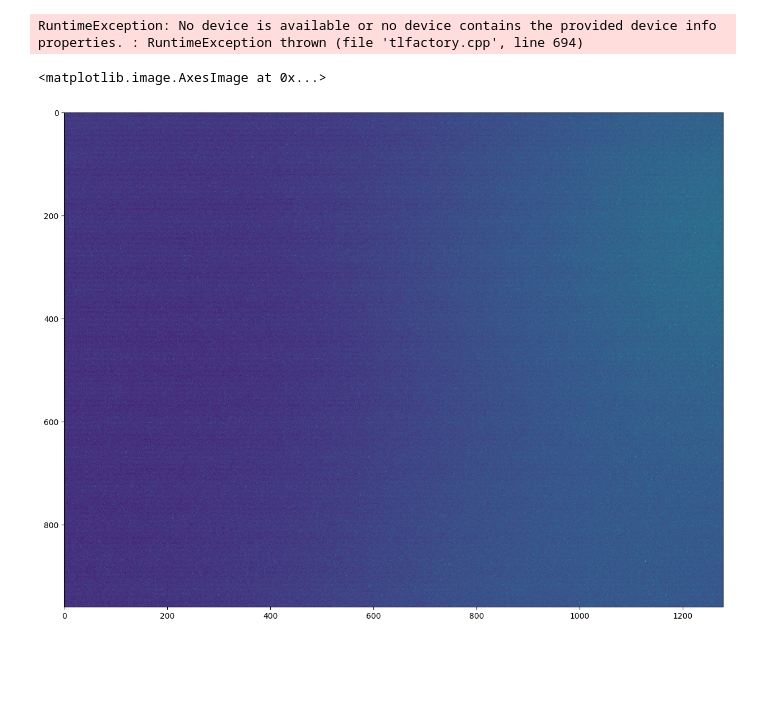
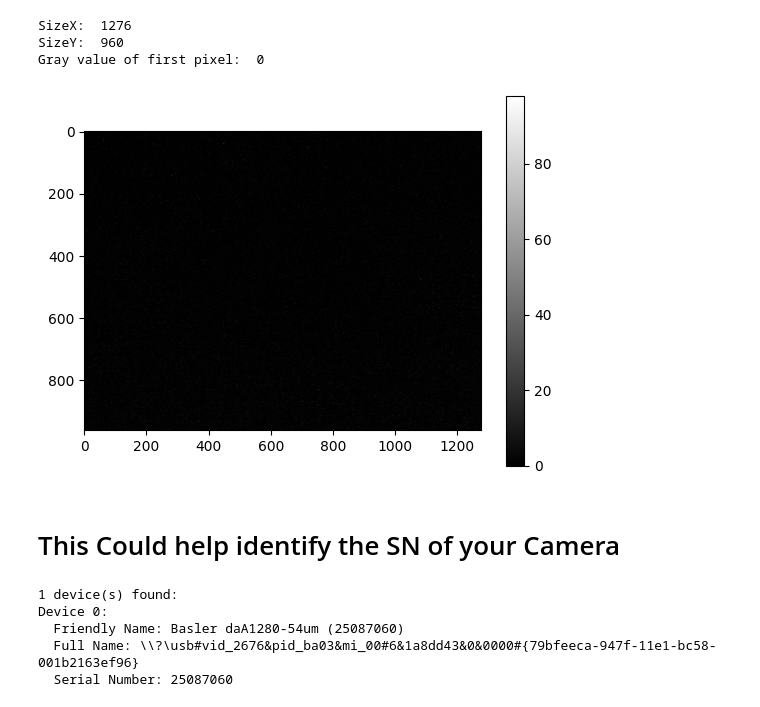
Before and after one commit to Golp-Voxel/Tango-Basler_AG_Camera, a Jupyter notebook: Test_basler.ipynb, the cells around one changed output. Cells and saved outputs as stored; diff of their text form; code cells hidden in the pictures; blank space fills up the shorter version.

```diff
--- a/Test_basler.ipynb
+++ b/Test_basler.ipynb
@@ -2,6 +2,7 @@
 from pypylon import pylon
 
 camera = pylon.InstantCamera(pylon.TlFactory.GetInstance().CreateFirstDevice())
+
 camera.Open()
 
 # demonstrate some feature access
@@ -9,7 +10,7 @@ new_width = camera.Width.Value - camera.Width.Inc
 if new_width >= camera.Width.Min:
     camera.Width.Value = new_width
 
-numberOfImagesToGrab = 100
+numberOfImagesToGrab = 1
 camera.StartGrabbingMax(numberOfImagesToGrab)
 
 while camera.IsGrabbing():
@@ -25,11 +26,41 @@ while camera.IsGrabbing():
     grabResult.Release()
 camera.Close()
 # %% [output]
-RuntimeException: No device is available or no device contains the provided device info properties. : RuntimeException thrown (file 'tlfactory.cpp', line 694)
+SizeX:  1276
+SizeY:  960
+Gray value of first pixel:  0
 # %%
 from matplotlib import pyplot as plt
-plt.figure(figsize = (15,15))
-plt.imshow(img)
+#plt.figure(figsize = (15,15))
+plt.imshow(img,cmap="grey")
+plt.colorbar()
+plt.show()
 # %% [output]
-<matplotlib.image.AxesImage at 0x...>
-[figure, old version]
+[figure, new version]
+# %% [markdown]
+# This Could help identify the SN of your Camera
+# %%
+from pypylon import pylon
+
+# Create an instance of the transport layer factory
+tl_factory = pylon.TlFactory.GetInstance()
+
+# Get all attached devices
+devices = tl_factory.EnumerateDevices()
+
+# Check if any devices were found
+if not devices:
+    print("No devices found.")
+else:
+    print(f"{len(devices)} device(s) found:")
+    for i, device in enumerate(devices):
+        print(f"Device {i}:")
+        print(f"  Friendly Name: {device.GetFriendlyName()}")
+        print(f"  Full Name: {device.GetFullName()}")
+        print(f"  Serial Number: {device.GetSerialNumber()}")
+# %% [output]
+1 device(s) found:
+Device 0:
+  Friendly Name: Basler daA1280-54um (25087060)
+  Full Name: \\?\usb#vid_2676&pid_ba03&mi_00#6&1a8dd43&0&0000#{79bfeeca-947f-11e1-bc58-001b2163ef96}
+  Serial Number: 25087060
```
Also changed, not shown: parts of 2 cells of this notebook, 1 other file.
